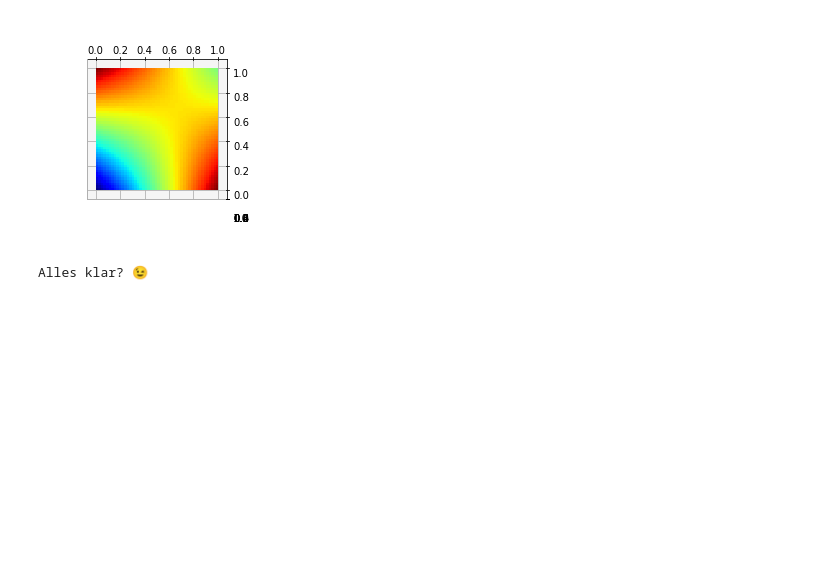
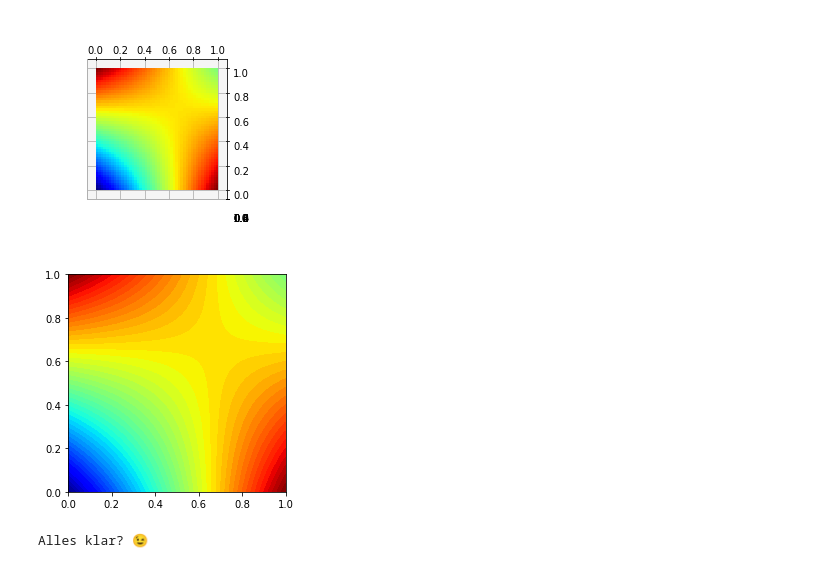
Before and after one commit to romangrothausmann/python-course, a Jupyter notebook: 201 - Numerik mit Numpy.ipynb, the cells around one changed output. Cells and saved outputs as stored; diff of their text form; code cells hidden in the pictures; blank space fills up the shorter version.

Commit message:
bilinear interpolation as 2D contour plot (like matlab image)

```diff
--- a/201 - Numerik mit Numpy.ipynb
+++ b/201 - Numerik mit Numpy.ipynb
@@ -286,6 +286,13 @@ ax.plot_surface(XI,YI,ZI, cmap='jet') # cmap jet for looking similar to matlab r
 ax.view_init(azim=-90, elev=90)# xy-axes as above => z-axis point out of display plane
 # %% [output]
 [figure]
+# %%
+# using countour plot to look like 2D matlab result
+fig, axs = plt.subplots(1, 1)
+axs.contourf(XI,YI,ZI, 50, cmap='jet') # https://matplotlib.org/stable/api/_as_gen/matplotlib.pyplot.contourf.html
+axs.set_aspect('equal', 'box') # https://matplotlib.org/stable/gallery/subplots_axes_and_figures/axis_equal_demo.html
+# %% [output]
+[figure, added]
 # %%
 #np.meshgrid?
 ### BEGIN SOLUTION
```
Also changed, not shown: parts of 7 cells of this notebook.
